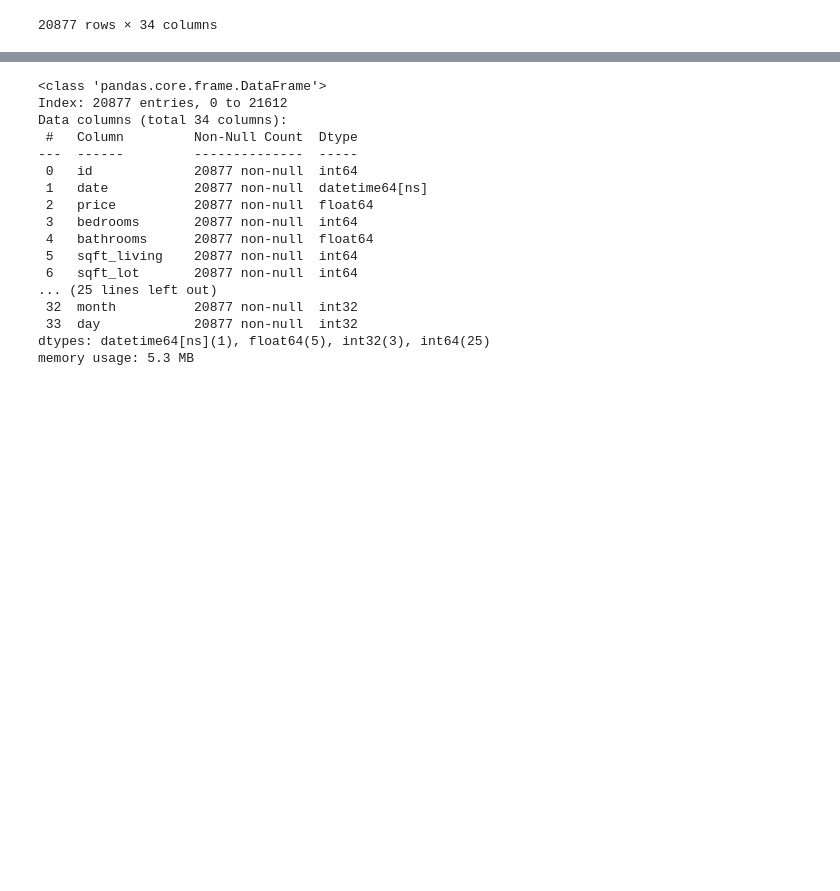
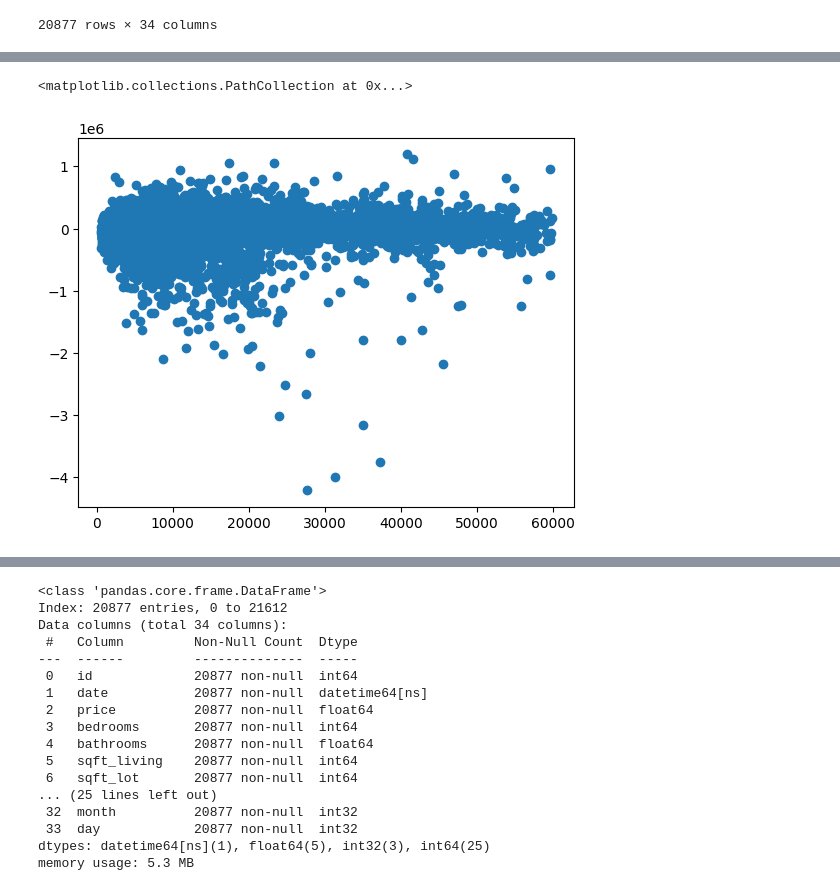
Before and after one commit to zhaobinyyds/Schulich_data_science6110, a Jupyter notebook: assignment 3.ipynb, the cells around one changed output, grey strips where cells are left out. Saved outputs shown, nothing was run; the diff lists cells and outputs as text; code cells hidden in the pictures; blank space fills up the shorter version.

```diff
--- a/assignment 3.ipynb
+++ b/assignment 3.ipynb
@@ -348,3 +420,8 @@ np.sqrt(res['sq_error'].mean())
+# %%
+plt.scatter(df['sqft_lot'],res['error'])
+# %% [output]
+<matplotlib.collections.PathCollection at 0x...>
+[figure, added]
 # %%
 import scipy.stats as stats
 fig = plt.figure()
```
Also changed, not shown: parts of 70 cells of this notebook.
